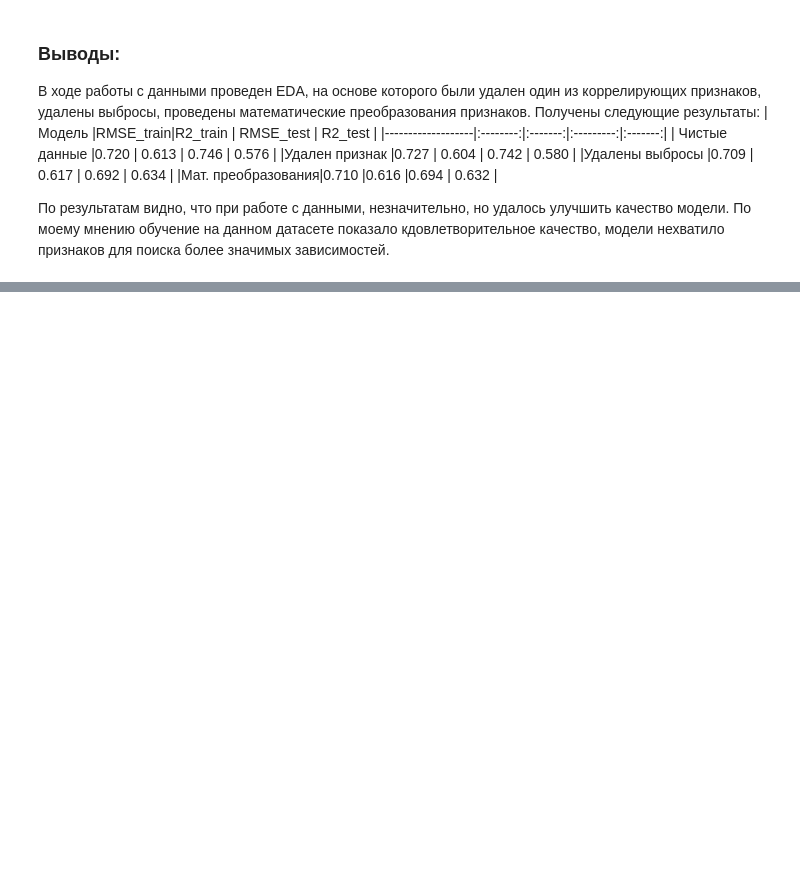
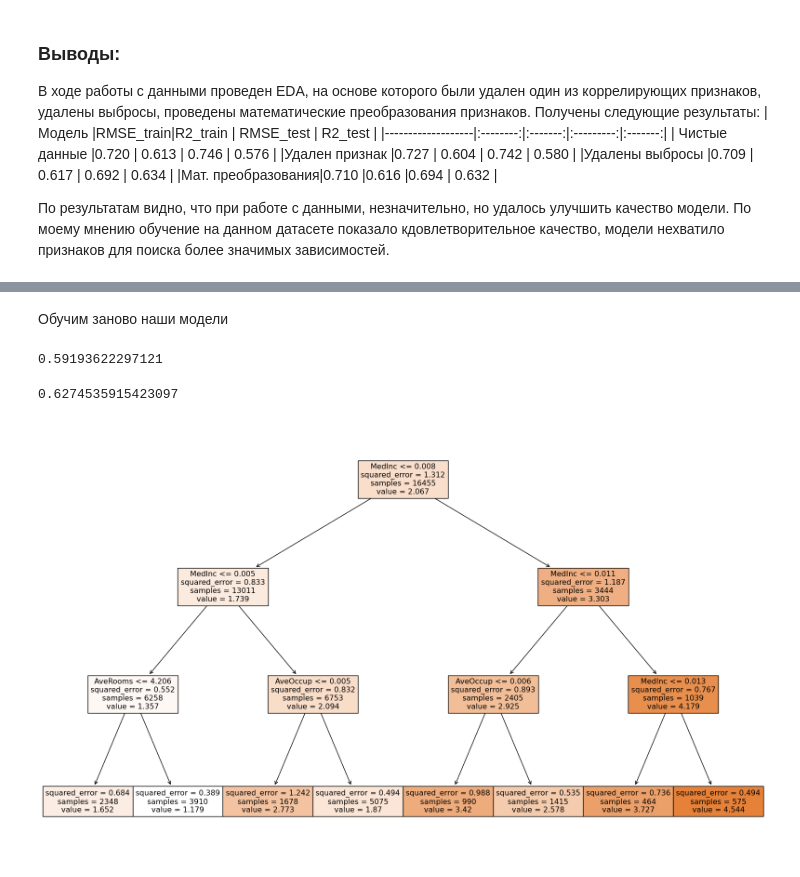
Before and after one commit to VyacheslavGusev/Machine_Lerning, a Jupyter notebook: ML_practice.ipynb, the cells around one changed output, grey strips where cells are left out. Cells and saved outputs as stored; diff of their text form; code cells hidden in the pictures; blank space fills up the shorter version.

```diff
--- a/ML_practice.ipynb
+++ b/ML_practice.ipynb
@@ -1587,0 +1778,5 @@ RMSE_test 0.694      R2_test 0.632
+# %%
+x_array = np.array(X_proc['MedInc'])
+normalized_arr = preprocessing.normalize([x_array])
+# %%
+X_proc['MedInc'] = normalized_arr[0]
@@ -1587,0 +1788,5 @@ RMSE_test 0.694      R2_test 0.632
+# %%
+x_array = np.array(X_proc['AveOccup'])
+normalized_arr = preprocessing.normalize([x_array])
+# %%
+X_proc['AveOccup'] = normalized_arr[0]
@@ -1587,0 +1810,13 @@ RMSE_test 0.694      R2_test 0.632
+# %% [markdown]
+Обучим заново наши модели
+# %%
+#Логистическая регрессия
+get_score(X_proc,y)
+# %% [output]
+0.59193622297121
+# %%
+#Дерево решений
+get_score(X_proc,y, model = 'Decision_Tree')
+# %% [output]
+0.6274535915423097
+[figure, added]
```
Also changed, not shown: parts of 39 cells of this notebook.
